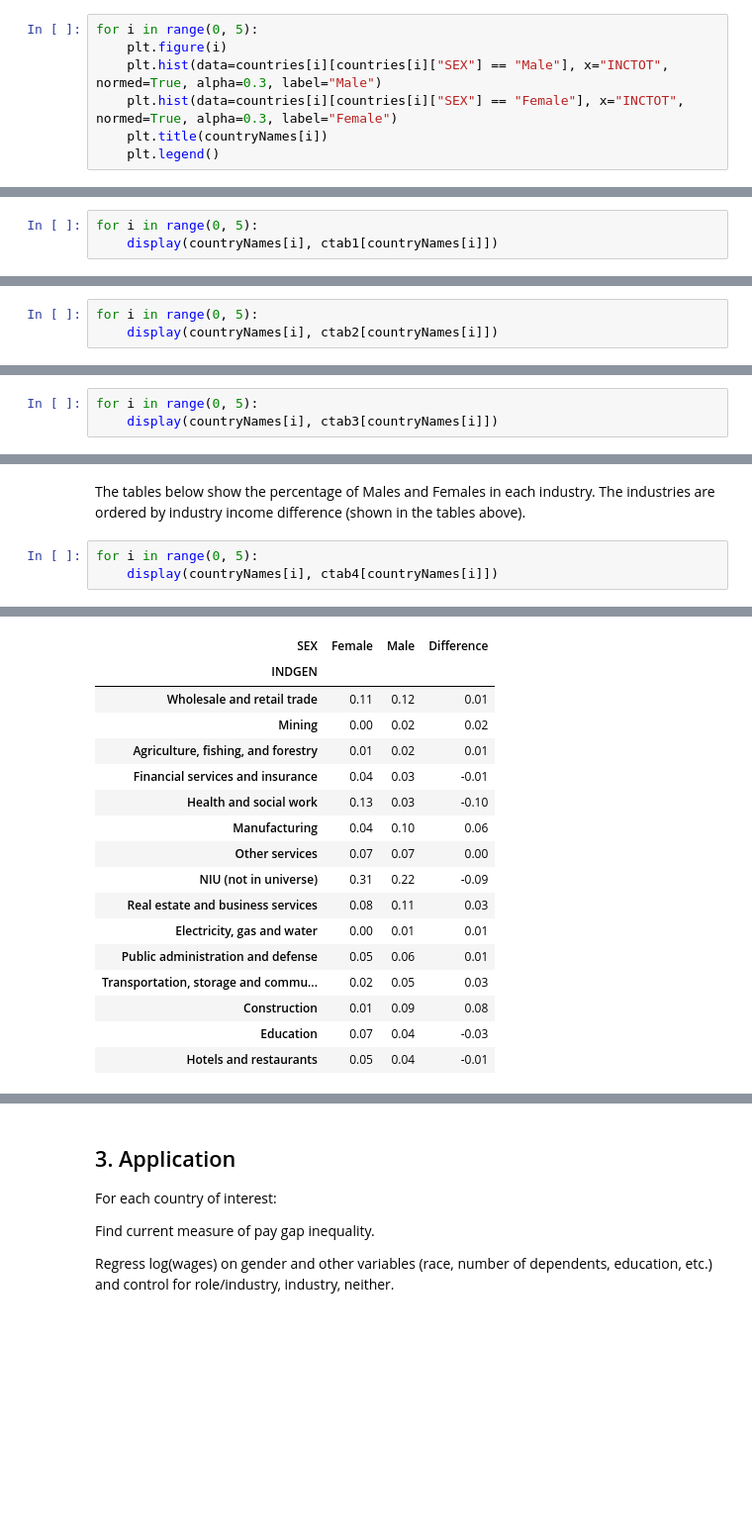
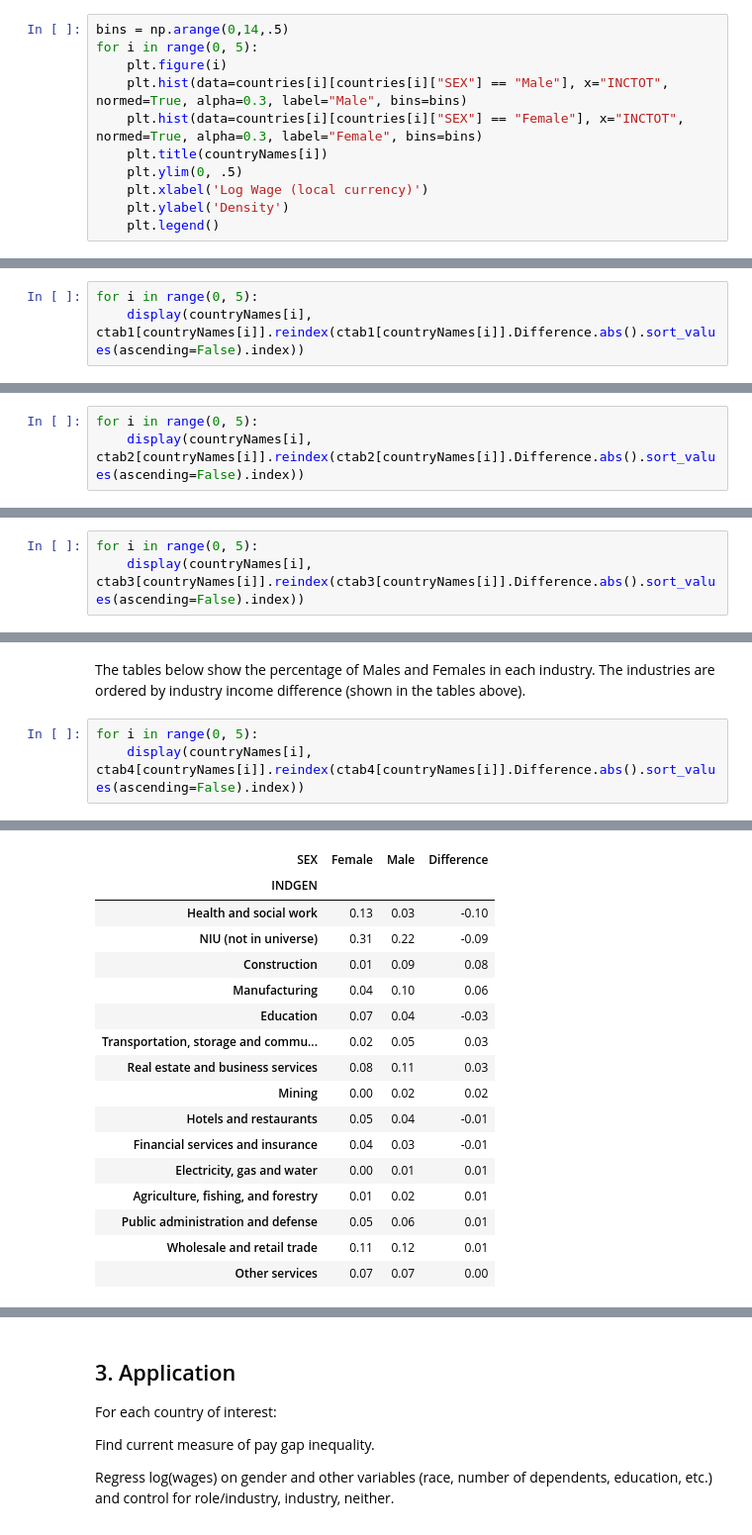
Before and after one commit to chrisdfong/Gender-Pay-Gap-Analysis, a Jupyter notebook: Project.ipynb, the cells around one changed output, grey strips where cells are left out. Shown: that part at 99% size. Drawn from its saved outputs; the diff is of its cells as text; blank space fills up the shorter version.

```diff
--- a/Project.ipynb
+++ b/Project.ipynb
@@ -182,10 +177,14 @@ for i in range(0, 5):
 # %% [markdown]
 Each country's INCTOT variable was reported in the currency of that country.  Looking at the histograms below, Male and Female incomes are generally centered around the same values.  However, with the exception of Panama, there appear to be more males earning higher wages.  We expect this should be reflected in the industry coefficients in our regression model.
 # %%
+bins = np.arange(0,14,.5)
 for i in range(0, 5):
     plt.figure(i)
-    plt.hist(data=countries[i][countries[i]["SEX"] == "Male"], x="INCTOT", normed=True, alpha=0.3, label="Male")
-    plt.hist(data=countries[i][countries[i]["SEX"] == "Female"], x="INCTOT", normed=True, alpha=0.3, label="Female")
+    plt.hist(data=countries[i][countries[i]["SEX"] == "Male"], x="INCTOT", normed=True, alpha=0.3, label="Male", bins=bins)
+    plt.hist(data=countries[i][countries[i]["SEX"] == "Female"], x="INCTOT", normed=True, alpha=0.3, label="Female", bins=bins)
     plt.title(countryNames[i])
+    plt.ylim(0, .5)
+    plt.xlabel('Log Wage (local currency)')
+    plt.ylabel('Density')
     plt.legend()
 # %% [output]
@@ -242,7 +239,7 @@ from IPython.display import display
 Across each country, we can see that average total income increases with education level.  Among education levels, males tend to have higher incomes.
 # %%
 for i in range(0, 5):
-    display(countryNames[i], ctab1[countryNames[i]])
+    display(countryNames[i], ctab1[countryNames[i]].reindex(ctab1[countryNames[i]].Difference.abs().sort_values(ascending=False).index))
 # %% [output]
 'Brazil'
 | SEX | Female | Male | Difference |
@@ -283,7 +280,7 @@ for i in range(0, 5):
 This is interesting because when looking at the percentage of each gender at each education level, women complete University at similar or greater rates than men.
 # %%
 for i in range(0, 5):
-    display(countryNames[i], ctab2[countryNames[i]])
+    display(countryNames[i], ctab2[countryNames[i]].reindex(ctab2[countryNames[i]].Difference.abs().sort_values(ascending=False).index))
 # %% [output]
 'Brazil'
 | SEX | Female | Male | Difference |
@@ -324,7 +321,7 @@ for i in range(0, 5):
 Across industries, Males tend to earn more than Females.  The tables have been sorted by the difference in Male and Female incomes.
 # %%
 for i in range(0, 5):
-    display(countryNames[i], ctab3[countryNames[i]])
+    display(countryNames[i], ctab3[countryNames[i]].reindex(ctab3[countryNames[i]].Difference.abs().sort_values(ascending=False).index))
 # %% [output]
 'Brazil'
 | SEX | Female | Male | Difference |
@@ -424,7 +421,7 @@ for i in range(0, 5):
 The tables below show the percentage of Males and Females in each industry.  The industries are ordered by industry income difference (shown in the tables above).
 # %%
 for i in range(0, 5):
-    display(countryNames[i], ctab4[countryNames[i]])
+    display(countryNames[i], ctab4[countryNames[i]].reindex(ctab4[countryNames[i]].Difference.abs().sort_values(ascending=False).index))
 # %% [output]
 'Brazil'
 | SEX | Female | Male | Difference |
@@ -447,22 +444,22 @@ for i in range(0, 5):
 | Other industry, n.e.c. | 0.00 | 0.00 | 0.00 |
 'Canada'
 | SEX | Female | Male | Difference |
 | INDGEN |  |  |  |
+| Health and social work | 0.13 | 0.03 | -0.10 |
+| NIU (not in universe) | 0.31 | 0.22 | -0.09 |
+| Construction | 0.01 | 0.09 | 0.08 |
+| Manufacturing | 0.04 | 0.10 | 0.06 |
+| Education | 0.07 | 0.04 | -0.03 |
+| Transportation, storage and commu... | 0.02 | 0.05 | 0.03 |
+| Real estate and business services | 0.08 | 0.11 | 0.03 |
+| Mining | 0.00 | 0.02 | 0.02 |
+| Hotels and restaurants | 0.05 | 0.04 | -0.01 |
+| Financial services and insurance | 0.04 | 0.03 | -0.01 |
+| Electricity, gas and water | 0.00 | 0.01 | 0.01 |
+| Agriculture, fishing, and forestry | 0.01 | 0.02 | 0.01 |
+| Public administration and defense | 0.05 | 0.06 | 0.01 |
 | Wholesale and retail trade | 0.11 | 0.12 | 0.01 |
-| Mining | 0.00 | 0.02 | 0.02 |
-| Agriculture, fishing, and forestry | 0.01 | 0.02 | 0.01 |
-| Financial services and insurance | 0.04 | 0.03 | -0.01 |
-| Health and social work | 0.13 | 0.03 | -0.10 |
-| Manufacturing | 0.04 | 0.10 | 0.06 |
 | Other services | 0.07 | 0.07 | 0.00 |
-| NIU (not in universe) | 0.31 | 0.22 | -0.09 |
-| Real estate and business services | 0.08 | 0.11 | 0.03 |
-| Electricity, gas and water | 0.00 | 0.01 | 0.01 |
-| Public administration and defense | 0.05 | 0.06 | 0.01 |
-| Transportation, storage and commu... | 0.02 | 0.05 | 0.03 |
-| Construction | 0.01 | 0.09 | 0.08 |
-| Education | 0.07 | 0.04 | -0.03 |
-| Hotels and restaurants | 0.05 | 0.04 | -0.01 |
 'Panama'
 | SEX | Female | Male | Difference |
 | INDGEN |  |  |  |
```
Also changed, not shown: parts of 21 cells of this notebook, 1 other file.
